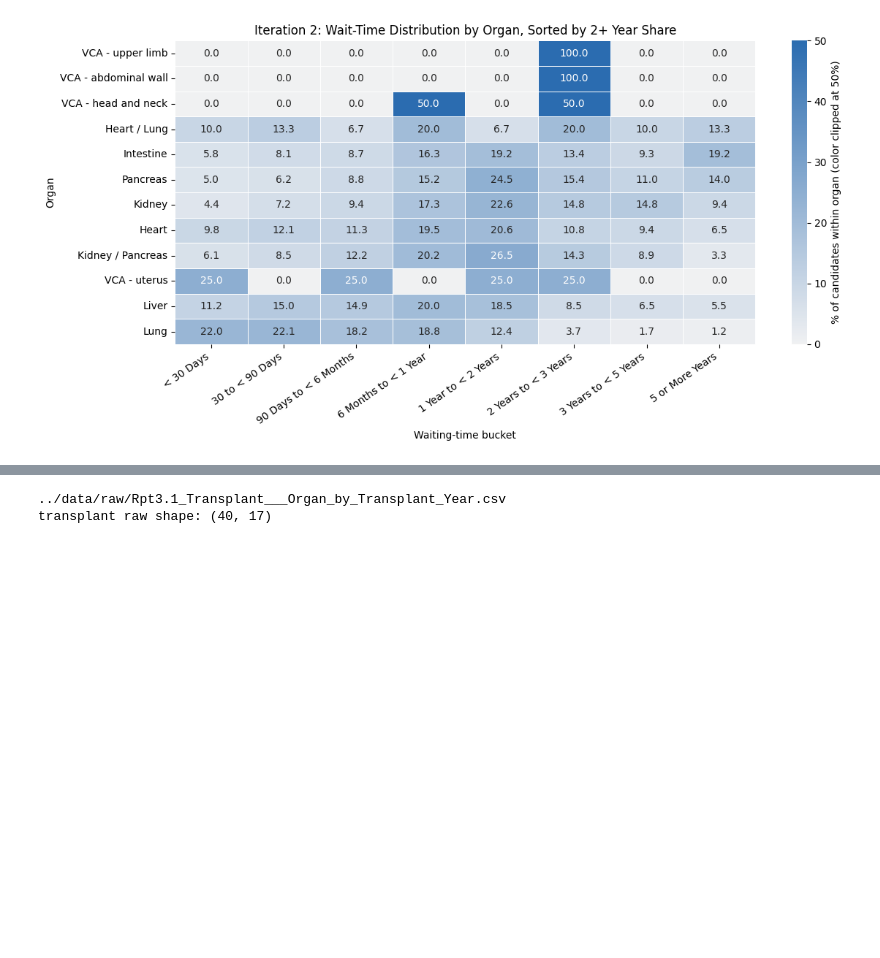
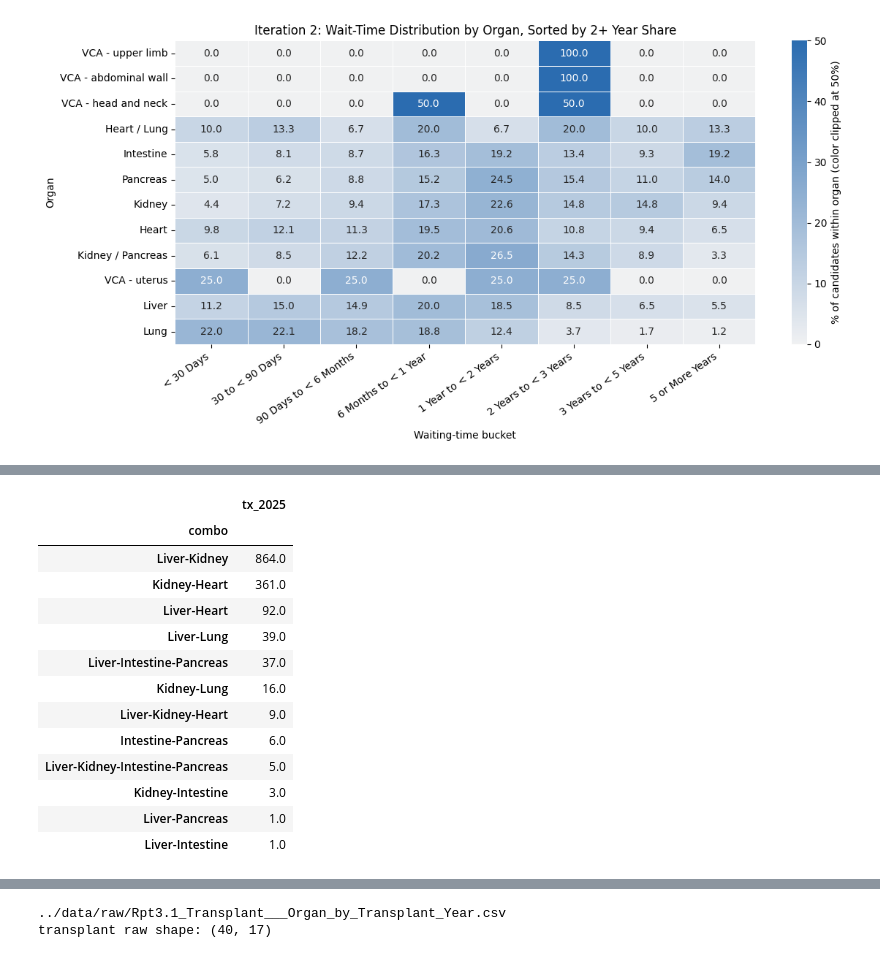
Before and after one commit to jlocke1979/dataunlocked-labs, a Jupyter notebook: apps/life_flow/assignments/assignment_04_relational/Exploratory/eda.ipynb, the cells around one changed output, grey strips where cells are left out. Cells and saved outputs as stored; diff of their text form; code cells hidden in the pictures; blank space fills up the shorter version.

```diff
--- a/apps/life_flow/assignments/assignment_04_relational/Exploratory/eda.ipynb
+++ b/apps/life_flow/assignments/assignment_04_relational/Exploratory/eda.ipynb
@@ -467,0 +891,68 @@ plt.show()
+# %%
+# >>> ITERATION 10D CODE START <<<
+# =============================================================================
+# Iteration 10D — Multiple-organ (Rpt4.* only)
+# =============================================================================
+print("Rpt4 inventory:")
+for p in sorted(RAW.glob("Rpt4.*.csv")):
+    print(" ", p.name)
+
+r41 = read_wide(RAW / "Rpt4.1_Multiple_Organ_Transplant___Transplant_Year_by_Multiple_Organ.csv")
+canon = {"Kidney", "Liver", "Heart", "Lung", "Pancreas", "Intestine"}
+involve = {o: 0.0 for o in canon}
+combo_rows = []
+for _, row in r41.iterrows():
+    label = str(row["dimension"]).strip()
+    if label == "All Multiple Organ":
+        national = to_num(row[YEAR])
+        continue
+    n = to_num(row[YEAR]) if YEAR in r41.columns else np.nan
+    if np.isnan(n) or n == 0:
+        continue
+    combo_rows.append({"combo": label, f"tx_{YEAR}": n})
+    for part in re.split(r"[-/]", label):
+        part = part.strip()
+        if part in canon:
+            involve[part] += n
+
+combo_df = pd.DataFrame(combo_rows).set_index("combo").sort_values(f"tx_{YEAR}", ascending=False)
+print(f"National multi-organ transplants ({YEAR}):", national)
+display(combo_df.head(12))
+
+# Heatmap: top combinations (rows) × single year column — readable story slice
+top_combos = combo_df.head(15)
+fig, ax = plt.subplots(figsize=(4, 8))
+sns.heatmap(
+    top_combos,
+    cmap=seq_cmap("multi"),
+    annot=True,
+    fmt=".0f",
+    cbar_kws={"label": f"Transplants ({YEAR})"},
+    ax=ax,
+)
+ax.set_title("Iteration 10D — Top multi-organ combinations")
+plt.tight_layout()
+plt.savefig(OUT / "iteration_10d_multi_combo_heatmap.png", dpi=150, bbox_inches="tight")
+plt.close(fig)
+
+multi_by_organ = pd.Series(involve, name=f"multi_involvement_{YEAR}")
+single = row_as_series(read_wide(RAW / "Rpt3.1_Transplant___Organ_by_Transplant_Year.csv"), YEAR).loc[list(canon)]
+multi_features = pd.DataFrame({
+    f"single_organ_tx_{YEAR}": single,
+    f"multi_involvement_{YEAR}": multi_by_organ,
+})
+multi_features[f"pct_multi_involvement"] = (
+    100 * multi_features[f"multi_involvement_{YEAR}"]
+    / (multi_features[f"single_organ_tx_{YEAR}"] + multi_features[f"multi_involvement_{YEAR}"])
+)
+display(multi_features.round(2))
+save_structure_heatmap(multi_features, "Iteration 10D — Single vs multi-organ involvement", "multi", "iteration_10d_multi_structure_heatmap.png", figsize=(6, 4))
+
+print("""
+10D takeaways:
+- Multi-organ volume is small vs single-organ — keep as side story.
+- Involvement counts double-count combo transplants (documented assumption).
+- Liver-intestine-pancreas and kidney-liver pairs dominate top combos — narrative for complex cases.
+""")
+# >>> ITERATION 10D CODE END <<<
+# %% [output]
@@ -467,0 +976,14 @@ plt.show()
+|  | tx_2025 |
+| combo |  |
+| Liver-Kidney | 864.0 |
+| Kidney-Heart | 361.0 |
+| Liver-Heart | 92.0 |
+| Liver-Lung | 39.0 |
+| Liver-Intestine-Pancreas | 37.0 |
+| Kidney-Lung | 16.0 |
+| Liver-Kidney-Heart | 9.0 |
+| Intestine-Pancreas | 6.0 |
+| Liver-Kidney-Intestine-Pancreas | 5.0 |
+| Kidney-Intestine | 3.0 |
+| Liver-Pancreas | 1.0 |
+| Liver-Intestine | 1.0 |
```
Also changed, not shown: parts of 44 cells of this notebook.
